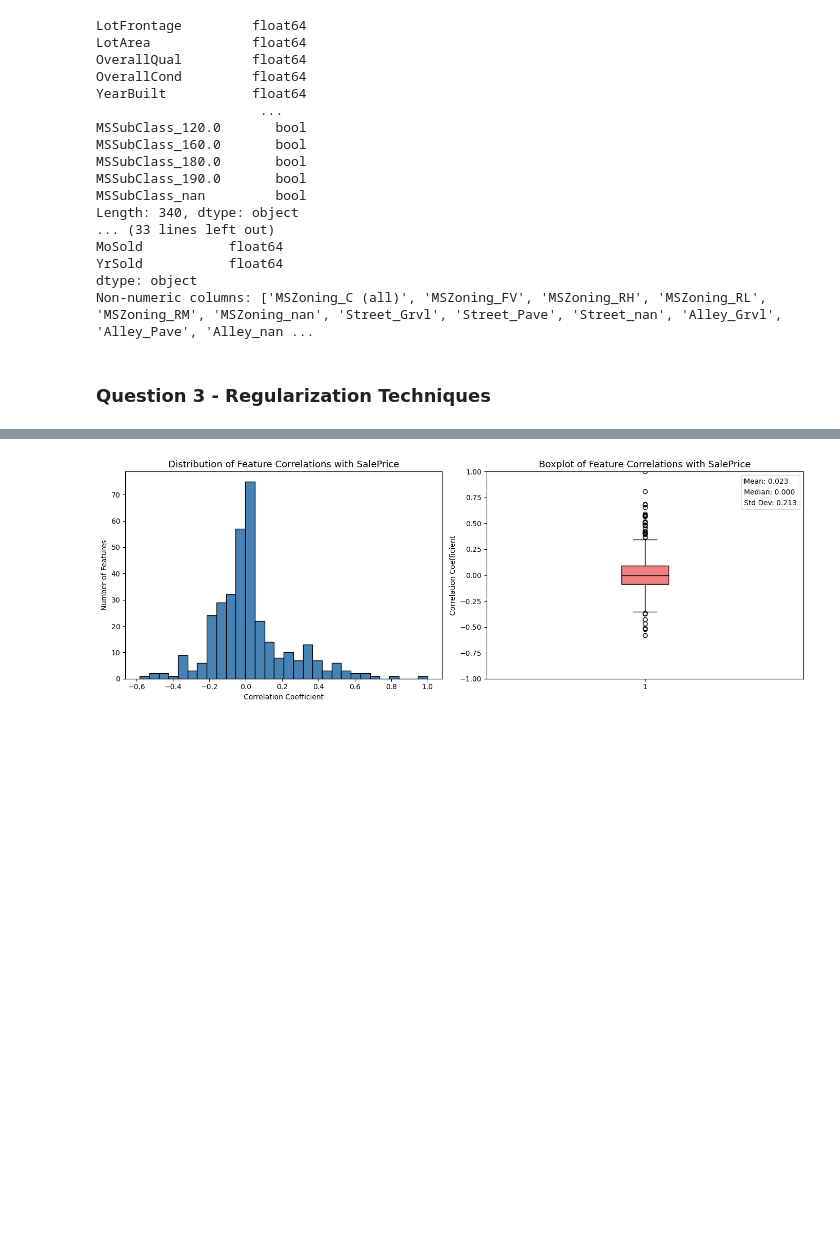
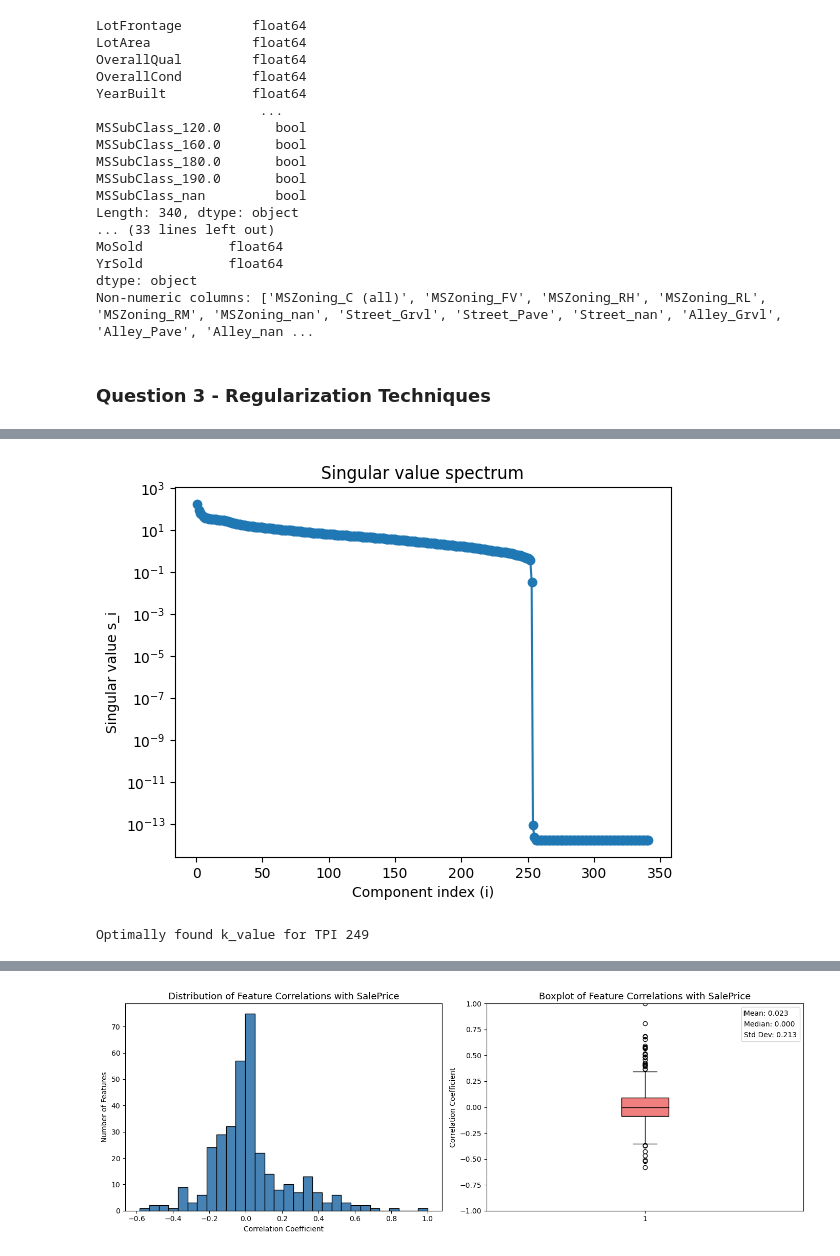
Before and after one commit to njohnson433/Machine-Learning-in-Finance-Insurance-HS25, a Jupyter notebook: project_1/pr1.ipynb, the cells around one changed output, grey strips where cells are left out. Cells and saved outputs as stored; diff of their text form; code cells hidden in the pictures; blank space fills up the shorter version.

```diff
--- a/project_1/pr1.ipynb
+++ b/project_1/pr1.ipynb
@@ -466,8 +444,6 @@ Truncated Pseudoinverse                      240
 # %%
 #3.b) Implement the Truncated Pseudoinverse, Ridge, Lasso, and Elastic Net regularization techniques.
 #Use 8-fold cross-validation to tune the hyperparameters of each regularization technique based on the MSE metric.
-
-
 # Truncated Pseudoinverse
 
 # insepection of svd to determine the range of k to iterate over to find the optimal dimensionality reduction
@@ -539,36 +515,41 @@ def cross_validate_tsvd(X, y, k_values, n_splits):
 
     return best_k, cv_errors
 
 # from the plot showing the SV spectrum we can see that we can focus our search for the optimal cut off value in the region where the magintude of the SV drops off sharply
 k_values = range(240, 255)
-# best_k, errors = cross_validate_tsvd(X_train, y_train_trans, k_values, n_splits=8)
+best_k, errors = cross_validate_tsvd(X_train, y_train_trans, k_values, n_splits=8)
 
 # set the best_k to a specific value for testing
-best_k = 267
-best_k = 240
+# best_k = 267
+# best_k = 240
+# Speedup: after doing the full cross-validation once the result was 249
+best_k = 249 # (after one run)
 
 print("Optimally found k_value for TPI", best_k)
 
 # Compute pseudoinverse using best_k
 X_train_pinv = truncated_svd_pinv(X_train, best_k)
 
 # Fit model
 y = y_train_trans.values.reshape(-1, 1)
 w_hat = X_train_pinv @ y
 
 # Build A_train and A_test (with intercept column)
 A_train = np.hstack([np.ones((X_train.shape[0], 1)), X_train])
 A_test  = np.hstack([np.ones((X_test.shape[0], 1)), X_test])
 
 # Predictions
 y_pred_in_sample_tps = np.asarray(A_train @ w_hat, dtype=float)
 y_pred_out_sample_tps = np.asarray(A_test @ w_hat, dtype=float)
 
 y_pred_train_tps = np.expm1(y_pred_in_sample_tps)    # inverse of log1p
 y_pred_test_tps = np.expm1(y_pred_out_sample_tps)
 
 MSE_in_sample_tps = mean_squared_error(y_train_orig,y_pred_train_tps)
 MSE_out_sample_tps = mean_squared_error(y_test_orig,y_pred_test_tps)
+# %% [output]
+[figure, added]
+Optimally found k_value for TPI 249
 # %%
 # Ridge regularization
 
```
Also changed, not shown: parts of 7 cells of this notebook.
